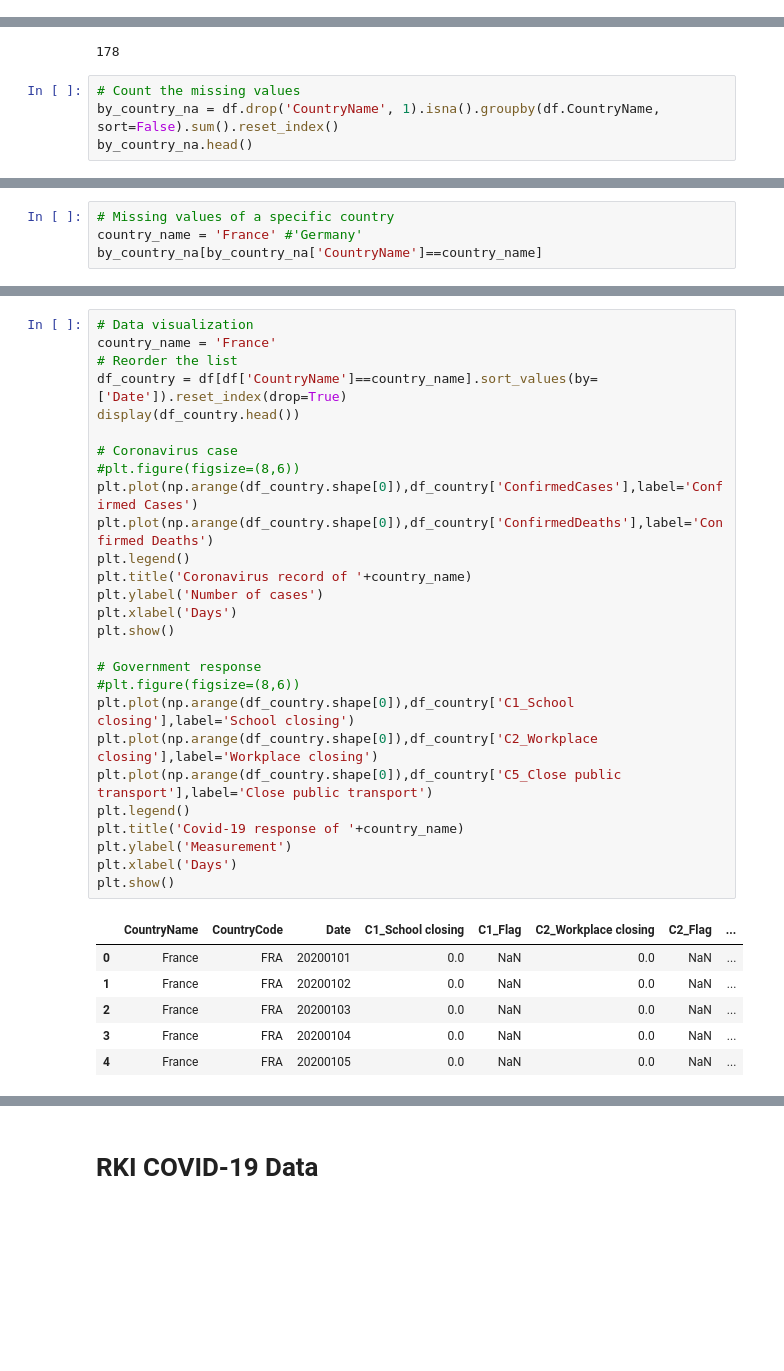
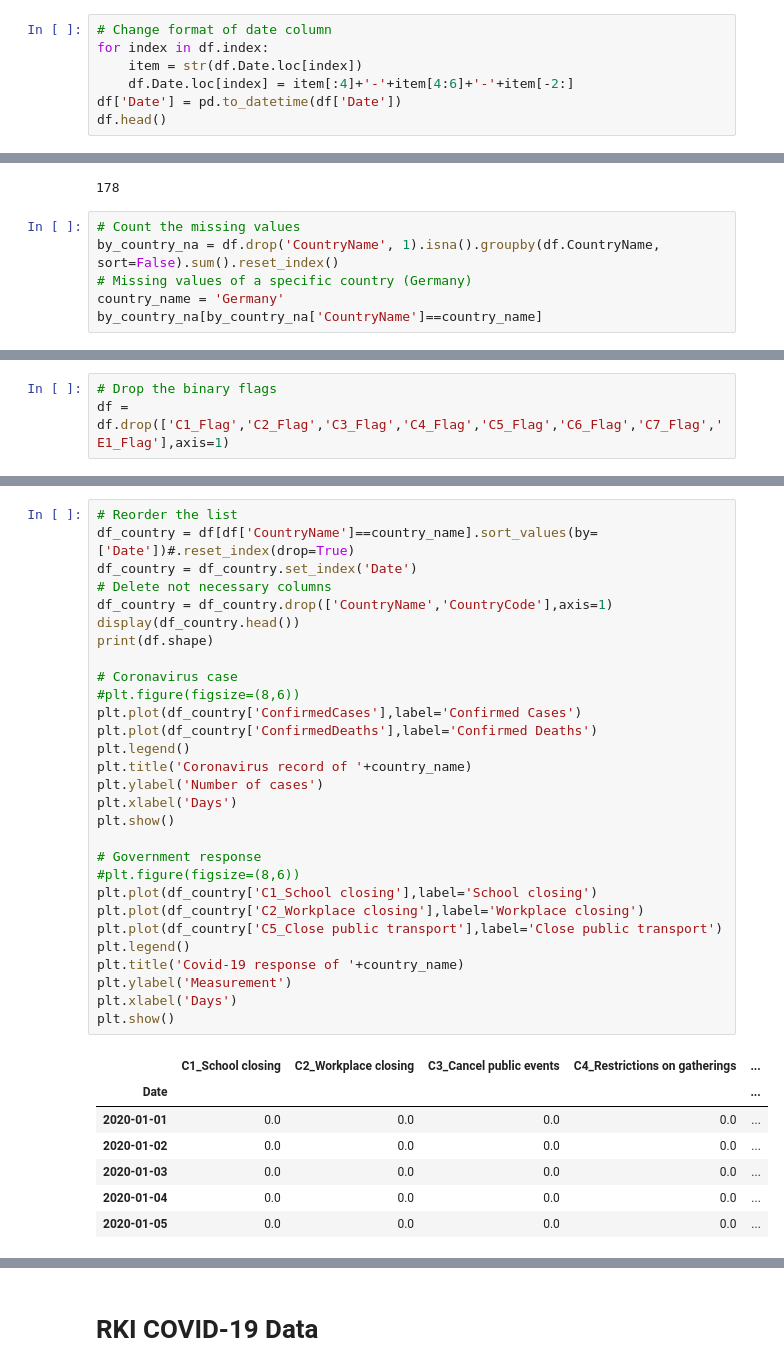
Before and after one commit to Yaccoub/Co-Tour, a Jupyter notebook: notebooks/COVID19_Explorative_Analysis.ipynb, the cells around one changed output, grey strips where cells are left out. Drawn from its saved outputs; the diff is of its cells as text; blank space fills up the shorter version.

```diff
--- a/notebooks/COVID19_Explorative_Analysis.ipynb
+++ b/notebooks/COVID19_Explorative_Analysis.ipynb
@@ -76,0 +73,7 @@ df.head()
+# %%
+# Change format of date column
+for index in df.index:
+    item = str(df.Date.loc[index])
+    df.Date.loc[index] = item[:4]+'-'+item[4:6]+'-'+item[-2:]
+df['Date'] = pd.to_datetime(df['Date'])
+df.head()
@@ -105,6 +144,8 @@ len(by_country)
 # %%
 # Count the missing values
 by_country_na = df.drop('CountryName', 1).isna().groupby(df.CountryName, sort=False).sum().reset_index()
-by_country_na.head()
+# Missing values of a specific country (Germany)
+country_name = 'Germany'
+by_country_na[by_country_na['CountryName']==country_name]
 # %% [output]
 |  | CountryName | CountryCode | Date | C1_School closing | C1_Flag | C2_Workplace closing | C2_Flag | ... |
@@ -117,4 +153,0 @@ by_country_na.head()
-# %%
-# Missing values of a specific country
-country_name = 'France' #'Germany'
-by_country_na[by_country_na['CountryName']==country_name]
@@ -124,0 +154,3 @@ by_country_na[by_country_na['CountryName']==country_name]
+# %%
+# Drop the binary flags
+df = df.drop(['C1_Flag','C2_Flag','C3_Flag','C4_Flag','C5_Flag','C6_Flag','C7_Flag','E1_Flag'],axis=1)
@@ -125,34 +159,37 @@ by_country_na[by_country_na['CountryName']==country_name]
 # %%
-# Data visualization
-country_name = 'France'
 # Reorder the list
-df_country = df[df['CountryName']==country_name].sort_values(by=['Date']).reset_index(drop=True)
+df_country = df[df['CountryName']==country_name].sort_values(by=['Date'])#.reset_index(drop=True)
+df_country = df_country.set_index('Date')
+# Delete not necessary columns
+df_country = df_country.drop(['CountryName','CountryCode'],axis=1)
 display(df_country.head())
+print(df.shape)
 
 # Coronavirus case
 #plt.figure(figsize=(8,6))
-plt.plot(np.arange(df_country.shape[0]),df_country['ConfirmedCases'],label='Confirmed Cases')
-plt.plot(np.arange(df_country.shape[0]),df_country['ConfirmedDeaths'],label='Confirmed Deaths')
+plt.plot(df_country['ConfirmedCases'],label='Confirmed Cases')
+plt.plot(df_country['ConfirmedDeaths'],label='Confirmed Deaths')
 plt.legend()
 plt.title('Coronavirus record of '+country_name)
 plt.ylabel('Number of cases')
 plt.xlabel('Days')
 plt.show()
 
 # Government response
 #plt.figure(figsize=(8,6))
-plt.plot(np.arange(df_country.shape[0]),df_country['C1_School closing'],label='School closing')
-plt.plot(np.arange(df_country.shape[0]),df_country['C2_Workplace closing'],label='Workplace closing')
-plt.plot(np.arange(df_country.shape[0]),df_country['C5_Close public transport'],label='Close public transport')
+plt.plot(df_country['C1_School closing'],label='School closing')
+plt.plot(df_country['C2_Workplace closing'],label='Workplace closing')
+plt.plot(df_country['C5_Close public transport'],label='Close public transport')
 plt.legend()
 plt.title('Covid-19 response of '+country_name)
 plt.ylabel('Measurement')
 plt.xlabel('Days')
 plt.show()
 # %% [output]
-|  | CountryName | CountryCode | Date | C1_School closing | C1_Flag | C2_Workplace closing | C2_Flag | ... |
-| 0 | France | FRA | 20200101 | 0.0 | NaN | 0.0 | NaN | ... |
-| 1 | France | FRA | 20200102 | 0.0 | NaN | 0.0 | NaN | ... |
-| 2 | France | FRA | 20200103 | 0.0 | NaN | 0.0 | NaN | ... |
-| 3 | France | FRA | 20200104 | 0.0 | NaN | 0.0 | NaN | ... |
-| 4 | France | FRA | 20200105 | 0.0 | NaN | 0.0 | NaN | ... |
+|  | C1_School closing | C2_Workplace closing | C3_Cancel public events | C4_Restrictions on gatherings | ... |
+| Date |  |  |  |  | ... |
+| 2020-01-01 | 0.0 | 0.0 | 0.0 | 0.0 | ... |
+| 2020-01-02 | 0.0 | 0.0 | 0.0 | 0.0 | ... |
+| 2020-01-03 | 0.0 | 0.0 | 0.0 | 0.0 | ... |
+| 2020-01-04 | 0.0 | 0.0 | 0.0 | 0.0 | ... |
+| 2020-01-05 | 0.0 | 0.0 | 0.0 | 0.0 | ... |
```
Also changed, not shown: parts of 116 cells of this notebook, 17 other files.
